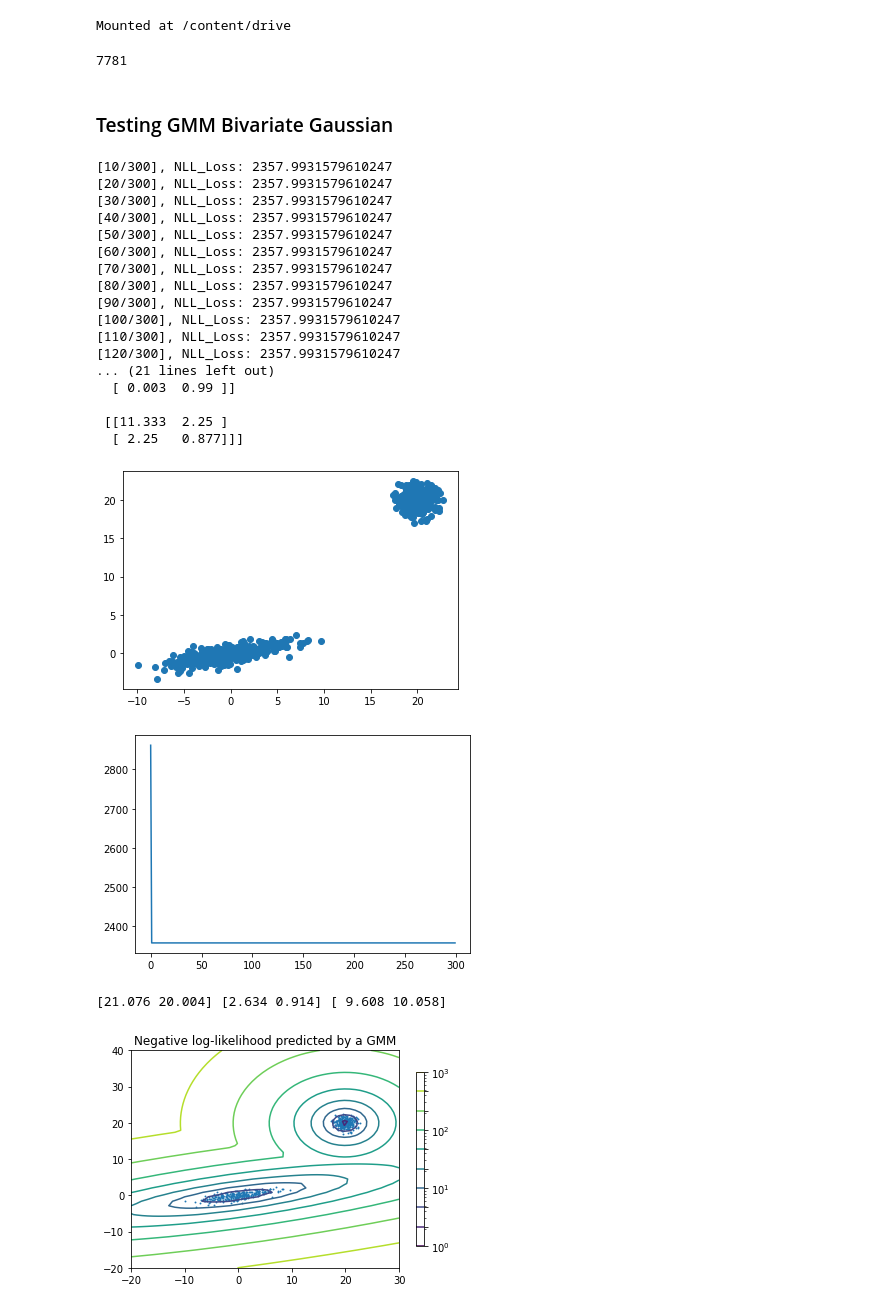
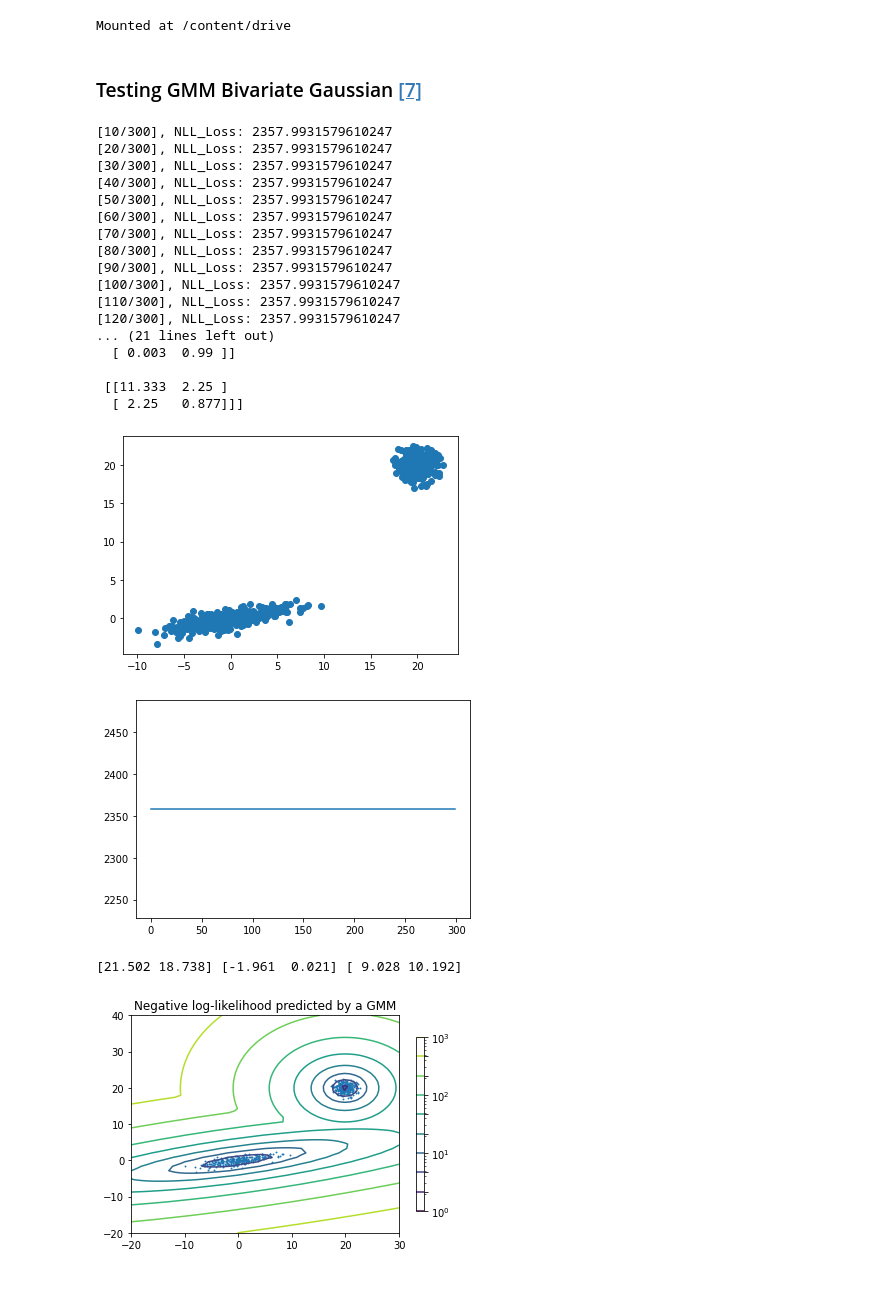
Before and after one commit to peeeyow/stl10-pca-gmm-experiment, a Jupyter notebook: stl10_pca_gmm_experiment.ipynb, the cells around one changed output. Saved outputs shown, nothing was run; the diff lists cells and outputs as text; code cells hidden in the pictures.

```diff
--- a/stl10_pca_gmm_experiment.ipynb
+++ b/stl10_pca_gmm_experiment.ipynb
@@ -21,7 +21,7 @@ import itertools as it
 import matplotlib.pyplot as plt
 import numpy as np
 
-rng = default_rng()
+rng = default_rng(1)
 
 %matplotlib inline
 # %load_ext blackcellmagic
@@ -1191,17 +1208,11 @@ drive.mount('/content/drive')
 Mounted at /content/drive
 # %%
 !cp drive/MyDrive/CoE197M/* .
-# %%
-del ds_unlabeled, ds_test, ds_train, data_unlabeled_RGB, data_unlabeled, data_test, data_train
-import gc
-gc.collect(generation=2)
-# %% [output]
-7781
 # %%
 !cp *.npy drive/MyDrive/CoE197M
 drive.flush_and_unmount()
 # %% [markdown]
-### Testing GMM Bivariate Gaussian
+### Testing GMM Bivariate Gaussian [\[7\]](#7)
 # %%
 n_samples = 300
 n_components = 2
@@ -1232,44 +1243,44 @@ from sklearn.cluster import KMeans
 # print(representative_idx)
 
 gmm = GMM(n_components, 300)
-nll_loss = gmm.fit(X_train, np.array([X_train[0], X_train[-1]]))
+nll_loss = gmm.fit(X_train)
 
 
 plt.figure()
 plt.scatter(X_train[:, 0], X_train[:, 1])
 
 np.set_printoptions(precision=3, suppress=True)
 plt.figure()
 plt.plot(nll_loss)
 print(gmm.mus)
 print(gmm.sigmas)
 # %% [output]
 [10/300], NLL_Loss: 2357.9931579610247
 [20/300], NLL_Loss: 2357.9931579610247
 [30/300], NLL_Loss: 2357.9931579610247
 [40/300], NLL_Loss: 2357.9931579610247
 [50/300], NLL_Loss: 2357.9931579610247
 [60/300], NLL_Loss: 2357.9931579610247
 [70/300], NLL_Loss: 2357.9931579610247
 [80/300], NLL_Loss: 2357.9931579610247
 [90/300], NLL_Loss: 2357.9931579610247
 [100/300], NLL_Loss: 2357.9931579610247
 [110/300], NLL_Loss: 2357.9931579610247
 [120/300], NLL_Loss: 2357.9931579610247
 ... (21 lines left out)
   [ 0.003  0.99 ]]
 
  [[11.333  2.25 ]
   [ 2.25   0.877]]]
 [figure]
-[figure, old version]
+[figure, new version]
 # %%
 sample0 = gmm.sample(np.array([1, 0]))
 sample1 = gmm.sample(np.array([0, 1]))
 sample2 = gmm.sample(np.array([1, 1]))
 print(sample0, sample1, sample2)
 # %% [output]
-[21.076 20.004] [2.634 0.914] [ 9.608 10.058]
+[21.502 18.738] [-1.961  0.021] [ 9.028 10.192]
 # %%
 # display predicted scores by the model as a contour plot
 x = np.linspace(-20., 30.)
```
Also changed, not shown: parts of 34 cells of this notebook.
